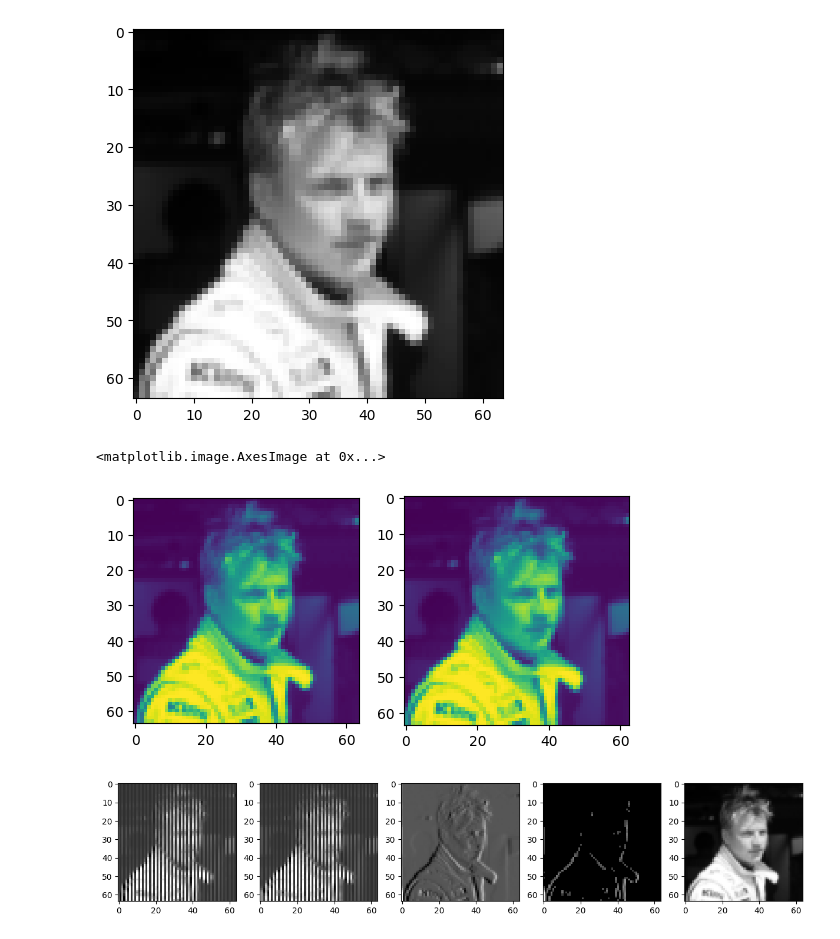
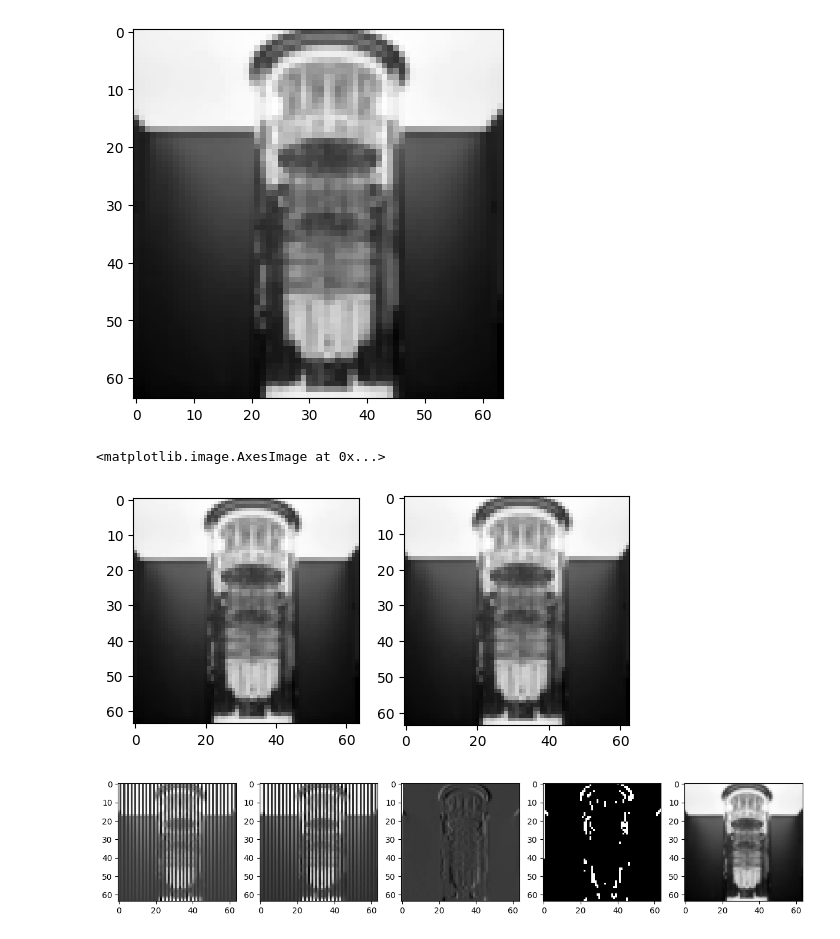
Before and after one commit to keeeeeeen/qiskitQIMP, a Jupyter notebook: edge.ipynb, the cells around one changed output. Drawn from its saved outputs; the diff is of its cells as text; code cells hidden in the pictures.

```diff
--- a/edge.ipynb
+++ b/edge.ipynb
@@ -9,7 +9,15 @@ import matplotlib.image as matpltimg
 from skimage.transform import resize
 # %%
 #Import + Processing
-filename = 'kimi.jpg'
+
+i = 0
+match i:
+    case 0:
+        filename = '960x0.webp'
+    case 1:
+        filename = 'kimi.jpg'
+    case 2:
+        filename = 'RB18.jpg'
 image = matpltimg.imread(filename)
 
 # Resize the image
@@ -23,19 +31,19 @@ fig, ax = plt.subplots()
 ax.imshow(image, cmap='gray')
 plt.show()
 # %% [output]
-[figure, old version]
+[figure, new version]
 # %%
 image_trim = image[:, 1:]
 rightmost_col = image[:, -1:]
 
 image1 = np.hstack([image_trim, rightmost_col])
 fig, ax = plt.subplots(1,2)
 # ax.imshow(image1, cmap='gray')
-ax[0].imshow(image)
-ax[1].imshow(image_trim)
+ax[0].imshow(image, cmap = 'gray')
+ax[1].imshow(image_trim, cmap = 'gray')
 # %% [output]
 <matplotlib.image.AxesImage at 0x...>
-[figure, old version]
+[figure, new version]
 # %%
 from qiskit.quantum_info import Statevector
 from qiskit.circuit.library import Initialize
@@ -90,9 +98,19 @@ for col in range(n_pixels_per_side):
         interlaced[:, col] = edge1[:, col]  # odd columns from img2
 
 #Filtero ut small values
-abs_img = np.abs(interlaced)
-filtered = np.where(abs_img >= 0.005, abs_img, 0)
 
+match i:
+    case 0:
+        threshold = 0.004
+    case 1:
+        threshold = 0.003
+    case 2:
+        threshold = 0.002
+    case _:
+        threshold = 0.0025
+
+post = np.abs(interlaced)
+post = np.where(post >= threshold, 1, 0)
 #Plot
 import matplotlib.pyplot as plt
 
@@ -100,8 +118,8 @@ fig, ax = plt.subplots(1, 5, figsize=(15,15))
 ax[0].imshow(edge0, cmap='gray')
 ax[1].imshow(edge1, cmap='gray')
 ax[2].imshow(interlaced, cmap='gray')
-ax[3].imshow(filtered, cmap='gray')
+ax[3].imshow(post, cmap='gray', vmin=0, vmax =1)
 ax[4].imshow(image, cmap='gray')  # im is the original image
 plt.show()
 # %% [output]
-[figure, old version]
+[figure, new version]
```
Also changed, not shown: 3 other files.
